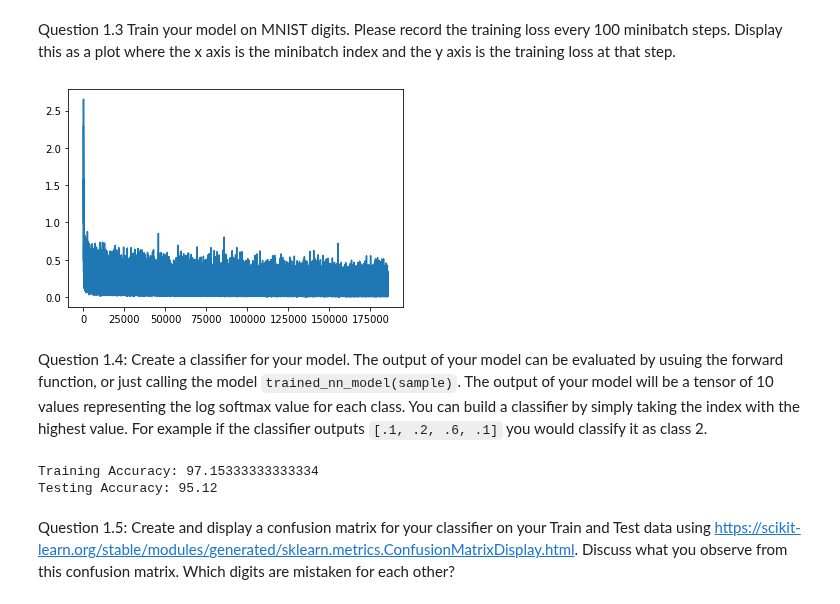
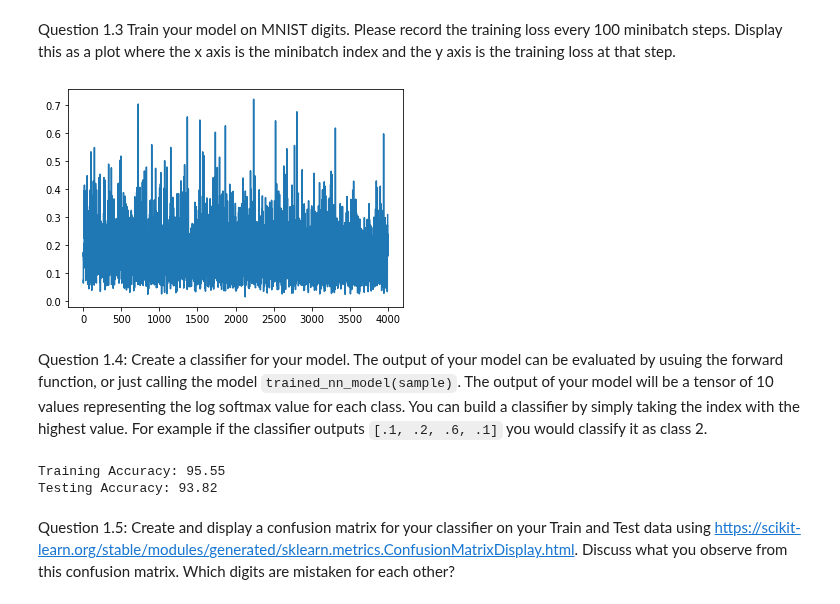
Before and after one commit to Azwadd/CS_59866, a Jupyter notebook: Homeworks/Homework 4/HW04.ipynb, the cells around one changed output. Drawn from its saved outputs; the diff is of its cells as text; code cells hidden in the pictures.

````diff
--- a/Homeworks/Homework 4/HW04.ipynb
+++ b/Homeworks/Homework 4/HW04.ipynb
@@ -99,6 +99,10 @@ from mpl_toolkits.mplot3d import Axes3D
 from matplotlib.pyplot import figure
 from matplotlib import cm
 import numpy as np
+# %%
+# GLOBAL CONSTANTS
+num_dimensions = 28**2
+num_classes = 10
 # %%
 # Load the MNIST dataset:
 transform = transforms.Compose([
@@ -185,29 +189,21 @@ test_loader = torch.utils.data.DataLoader(mnist_test_dataset, batch_size=batch_s
 Question 1.1: Create a Pytorch module to implement a version of this neural network. Display the shape of the network using ` torchsummary.summary`.
 # %%
 # Question 1.1
-dimensions = 28**2
-numClasses = 10
 class SimpleNeuralNet(nn.Module):
     def __init__(self, hidden_units):
         super().__init__()
-        self.linear = nn.Linear(dimensions, hidden_units)
-        self.linear2 = nn.Linear(hidden_units, numClasses)
+        self.linear = nn.Linear(num_dimensions, hidden_units)
+        self.linear2 = nn.Linear(hidden_units, num_classes)
 
     def forward(self, x):
-        x = x.view(-1, dimensions)
+        x = x.view(-1, num_dimensions)
         z1 = self.linear(x)
         a1 = F.relu(z1)
         z2 = self.linear2(a1)
         return F.log_softmax(z2, dim=1)
 
-    def training_step(self, batch):
-        images, labels = batch
-        out = self(images)
-        loss = F.nll_loss(out, labels)
-        return loss
-
-nn_model = SimpleNeuralNet(20).to(device=device)
-summary(nn_model, (1, 28, 28))
+nn = SimpleNeuralNet(20).to(device=device)
+summary(nn, (1, 28, 28))
 # %% [output]
 ----------------------------------------------------------------
         Layer (type)               Output Shape         Param #
@@ -233,13 +229,12 @@ def train(model, epochs, training_data, optimizer, loss_function):
     for epochs in range(epochs):
         for batch_idx, (data, target) in enumerate(training_data):
             optimizer.zero_grad()
-            with torch.cuda.amp.autocast():
-                output = model(data)
+            output = model(data)
             loss = loss_function(output, target)
-            if batch_idx % 100:
-                errors.append(loss.item())
             loss.backward()
             optimizer.step()
+            if batch_idx % 100 == 0:
+                errors.append(loss.item())
     return errors
 # We can pass SGD as the optimizer in the parameter and F.nll_loss as loss function in the parameter
 # ---------------------- Example below -------------------------------------------------------
@@ -248,12 +243,11 @@ def train(model, epochs, training_data, optimizer, loss_function):
 Question 1.3 Train your model on MNIST digits. Please record the training loss every 100 minibatch steps. Display this as a plot where the x axis is the minibatch index and the y axis is the training loss at that step.
 # %%
 # Question 1.3
-# The function in the cell above shows that it records the loss for every 100 minibatch steps
-errors = train(nn_model, 200, train_loader, torch.optim.SGD(nn_model.parameters(), lr=1e-1), F.nll_loss)
+errors = train(nn, 400, train_loader, torch.optim.SGD(nn.parameters(), lr=1e-2), F.nll_loss)
 plt.plot(errors)
 plt.show()
 # %% [output]
-[figure, old version]
+[figure, new version]
 # %% [markdown]
 Question 1.4: Create a classifier for your model. The output of your model can be evaluated by usuing the forward function, or just calling the model ```trained_nn_model(sample)```. The output of your model will be a tensor of 10 values representing the log softmax value for each class. You can build a classifier by simply taking the index with the highest value. For example if the classifier outputs `[.1, .2, .6, .1]` you would classify it as class 2.
 # %%
@@ -268,11 +262,11 @@ def classifier(model, data):
             correct += (predicted == target).sum().item()
     return 100 * correct / total
 
-print("Training Accuracy:", classifier(nn_model, train_loader))
-print("Testing Accuracy:", classifier(nn_model, test_loader))
+print("Training Accuracy:", classifier(nn, train_loader))
+print("Testing Accuracy:", classifier(nn, test_loader))
 # %% [output]
-Training Accuracy: 97.15333333333334
-Testing Accuracy: 95.12
+Training Accuracy: 95.55
+Testing Accuracy: 93.82
 # %% [markdown]
 Question 1.5: Create and display a confusion matrix for your classifier on your Train and Test data using https://scikit-learn.org/stable/modules/generated/sklearn.metrics.ConfusionMatrixDisplay.html. Discuss what you observe from this confusion matrix. Which digits are mistaken for each other?
 # %%
````
Also changed, not shown: parts of 12 cells of this notebook.
